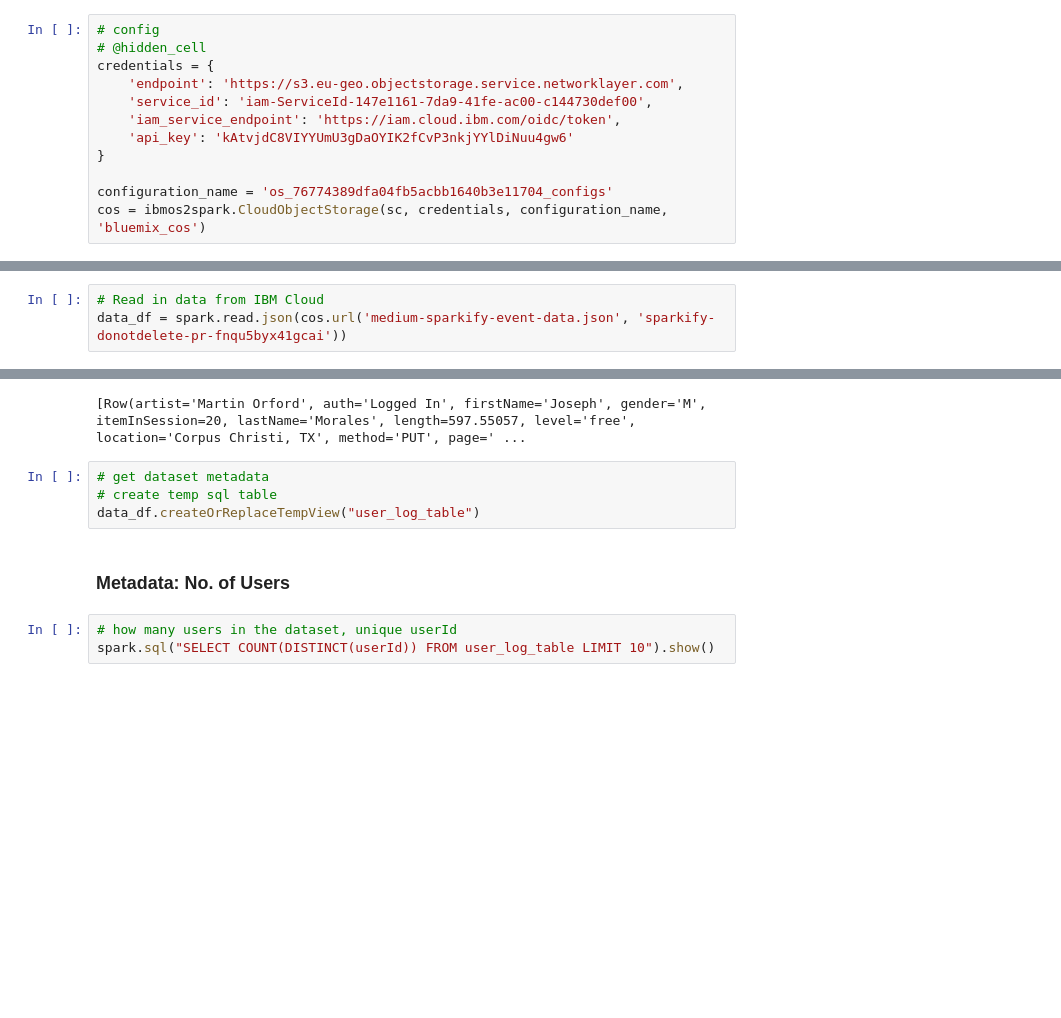
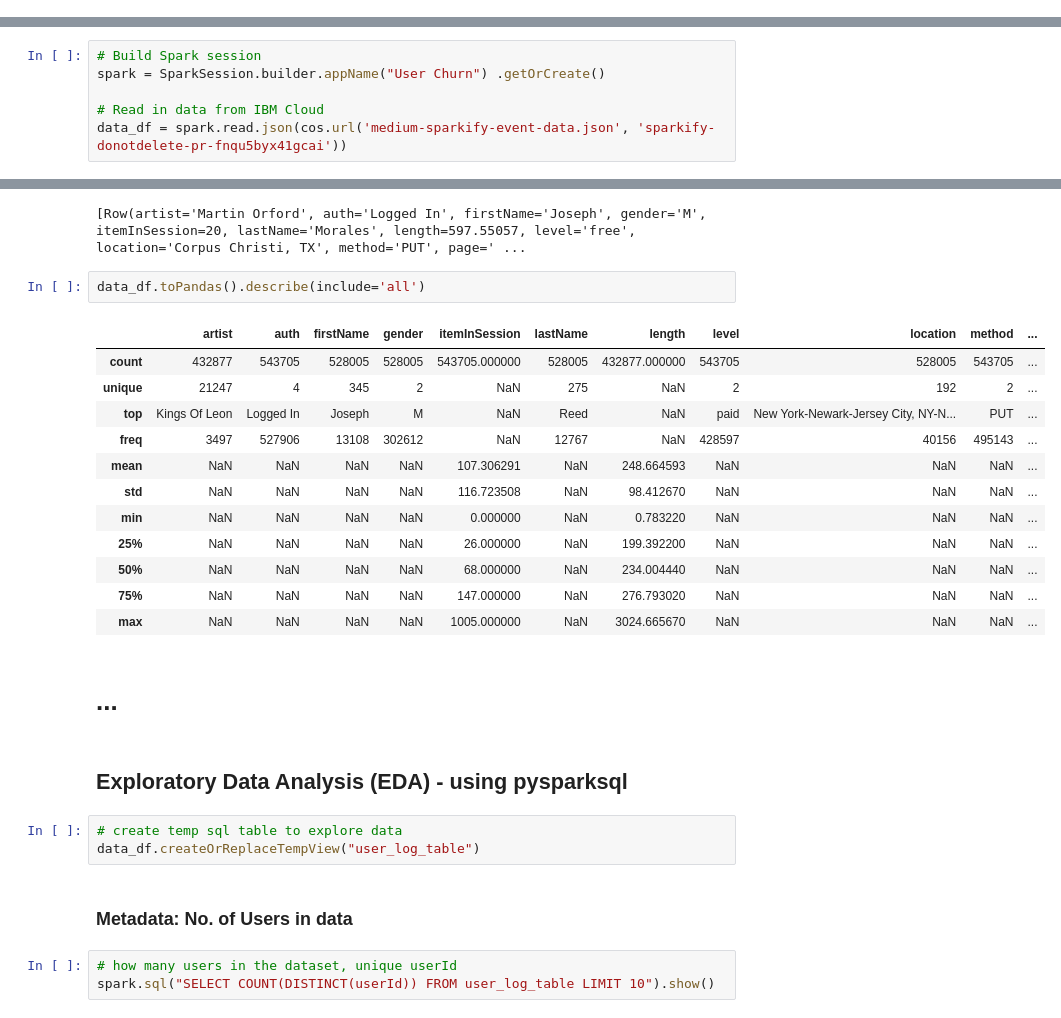
Before and after one commit to jhmarlow/digital-services-churn-prediction, a Jupyter notebook: Sparkify.ipynb, the cells around one changed output, grey strips where cells are left out. Drawn from its saved outputs; the diff is of its cells as text; blank space fills up the shorter version.

```diff
--- a/Sparkify.ipynb
+++ b/Sparkify.ipynb
@@ -55,12 +62,0 @@ KERNEL_ID = bff3e845-648a-42ea-be84-091938adfce3
-# %%
-# config
-# @hidden_cell
-credentials = {
-    'endpoint': 'https://s3.eu-geo.objectstorage.service.networklayer.com',
-    'service_id': 'iam-ServiceId-147e1161-7da9-41fe-ac00-c144730def00',
-    'iam_service_endpoint': 'https://iam.cloud.ibm.com/oidc/token',
-    'api_key': 'kAtvjdC8VIYYUmU3gDaOYIK2fCvP3nkjYYlDiNuu4gw6'
-}
-
-configuration_name = 'os_76774389dfa04fb5acbb1640b3e11704_configs'
-cos = ibmos2spark.CloudObjectStorage(sc, credentials, configuration_name, 'bluemix_cos')
@@ -70,4 +65,7 @@ spark = SparkSession.builder.getOrCreate()
 # %%
+# Build Spark session
+spark = SparkSession.builder.appName("User Churn") .getOrCreate()
+
 # Read in data from IBM Cloud
 data_df = spark.read.json(cos.url('medium-sparkify-event-data.json', 'sparkify-donotdelete-pr-fnqu5byx41gcai'))
 # %% [markdown]
@@ -98,12 +96,30 @@ root
 data_df.head(1)
 # %% [output]
 [Row(artist='Martin Orford', auth='Logged In', firstName='Joseph', gender='M', itemInSession=20, lastName='Morales', length=597.55057, level='free', location='Corpus Christi, TX', method='PUT', page=' ...
+# %%
+data_df.toPandas().describe(include='all')
+# %% [output]
+|  | artist | auth | firstName | gender | itemInSession | lastName | length | level | location | method | ... |
+| count | 432877 | 543705 | 528005 | 528005 | 543705.000000 | 528005 | 432877.000000 | 543705 | 528005 | 543705 | ... |
+| unique | 21247 | 4 | 345 | 2 | NaN | 275 | NaN | 2 | 192 | 2 | ... |
+| top | Kings Of Leon | Logged In | Joseph | M | NaN | Reed | NaN | paid | New York-Newark-Jersey City, NY-N... | PUT | ... |
+| freq | 3497 | 527906 | 13108 | 302612 | NaN | 12767 | NaN | 428597 | 40156 | 495143 | ... |
+| mean | NaN | NaN | NaN | NaN | 107.306291 | NaN | 248.664593 | NaN | NaN | NaN | ... |
+| std | NaN | NaN | NaN | NaN | 116.723508 | NaN | 98.412670 | NaN | NaN | NaN | ... |
+| min | NaN | NaN | NaN | NaN | 0.000000 | NaN | 0.783220 | NaN | NaN | NaN | ... |
+| 25% | NaN | NaN | NaN | NaN | 26.000000 | NaN | 199.392200 | NaN | NaN | NaN | ... |
+| 50% | NaN | NaN | NaN | NaN | 68.000000 | NaN | 234.004440 | NaN | NaN | NaN | ... |
+| 75% | NaN | NaN | NaN | NaN | 147.000000 | NaN | 276.793020 | NaN | NaN | NaN | ... |
+| max | NaN | NaN | NaN | NaN | 1005.000000 | NaN | 3024.665670 | NaN | NaN | NaN | ... |
+# %% [markdown]
+# ...
+# %% [markdown]
+## Exploratory Data Analysis (EDA) -  using pysparksql
 # %%
-# get dataset metadata
-# create temp sql table
+# create temp sql table to explore data
 data_df.createOrReplaceTempView("user_log_table")
 # %% [markdown]
-### Metadata: No. of Users
+### Metadata: No. of Users in data
 # %%
 # how many users in the dataset, unique userId
 spark.sql("SELECT COUNT(DISTINCT(userId)) FROM user_log_table LIMIT 10").show()
```
Also changed, not shown: parts of 85 cells of this notebook.
